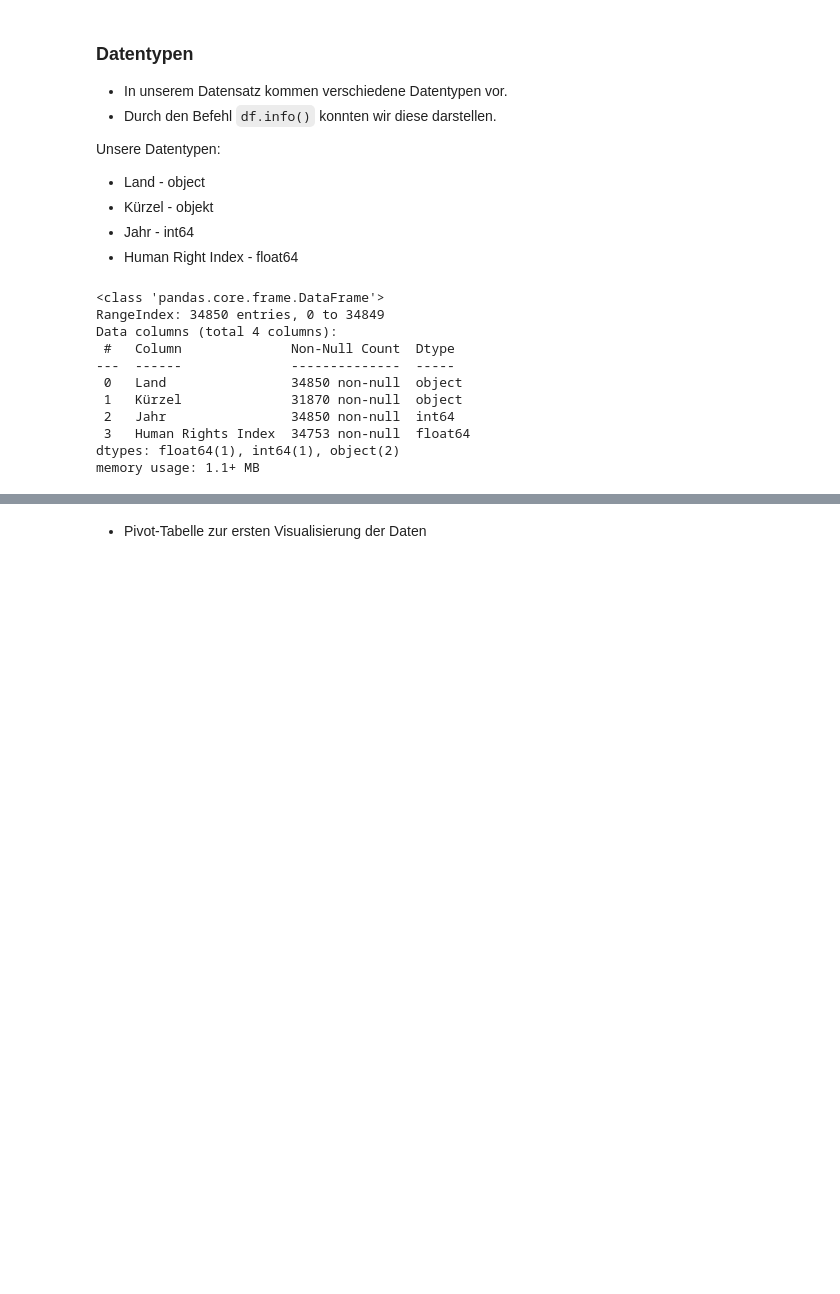
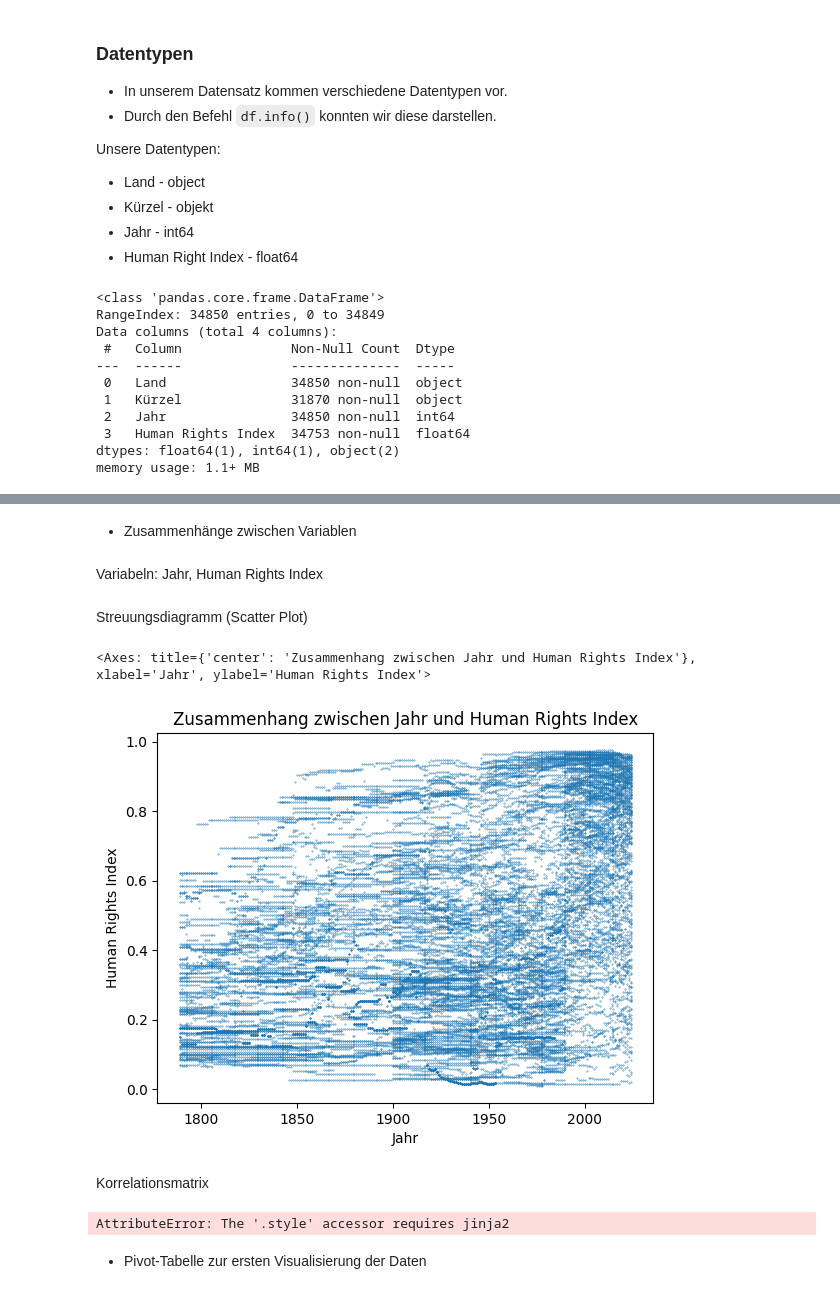
Before and after one commit to haschdav/LN-Python, a Jupyter notebook: LN_Python.ipynb, the cells around one changed output, grey strips where cells are left out. Drawn from its saved outputs; the diff is of its cells as text; code cells hidden in the pictures; blank space fills up the shorter version.

```diff
--- a/LN_Python.ipynb
+++ b/LN_Python.ipynb
@@ -132,3 +195,25 @@ memory usage: 1.1+ MB
+# %% [markdown]
+- Zusammenhänge zwischen Variablen
+# %% [markdown]
+Variabeln: Jahr, Human Rights Index
+# %% [markdown]
+Streuungsdiagramm (Scatter Plot)
+# %%
+df.plot.scatter(
+    x='Jahr',
+    y='Human Rights Index',
+    s= 0.1,
+    title="Zusammenhang zwischen Jahr und Human Rights Index"
+)
+# %% [output]
+<Axes: title={'center': 'Zusammenhang zwischen Jahr und Human Rights Index'}, xlabel='Jahr', ylabel='Human Rights Index'>
+[figure, added]
+# %% [markdown]
+Korrelationsmatrix
+# %%
+df[['Jahr', 'Human Rights Index']].corr().style.background_gradient(cmap='coolwarm')
+# %% [output]
+AttributeError: The '.style' accessor requires jinja2
 # %% [markdown]
 - Pivot-Tabelle zur ersten Visualisierung der Daten
 # %%
```
Also changed, not shown: parts of 15 cells of this notebook.
